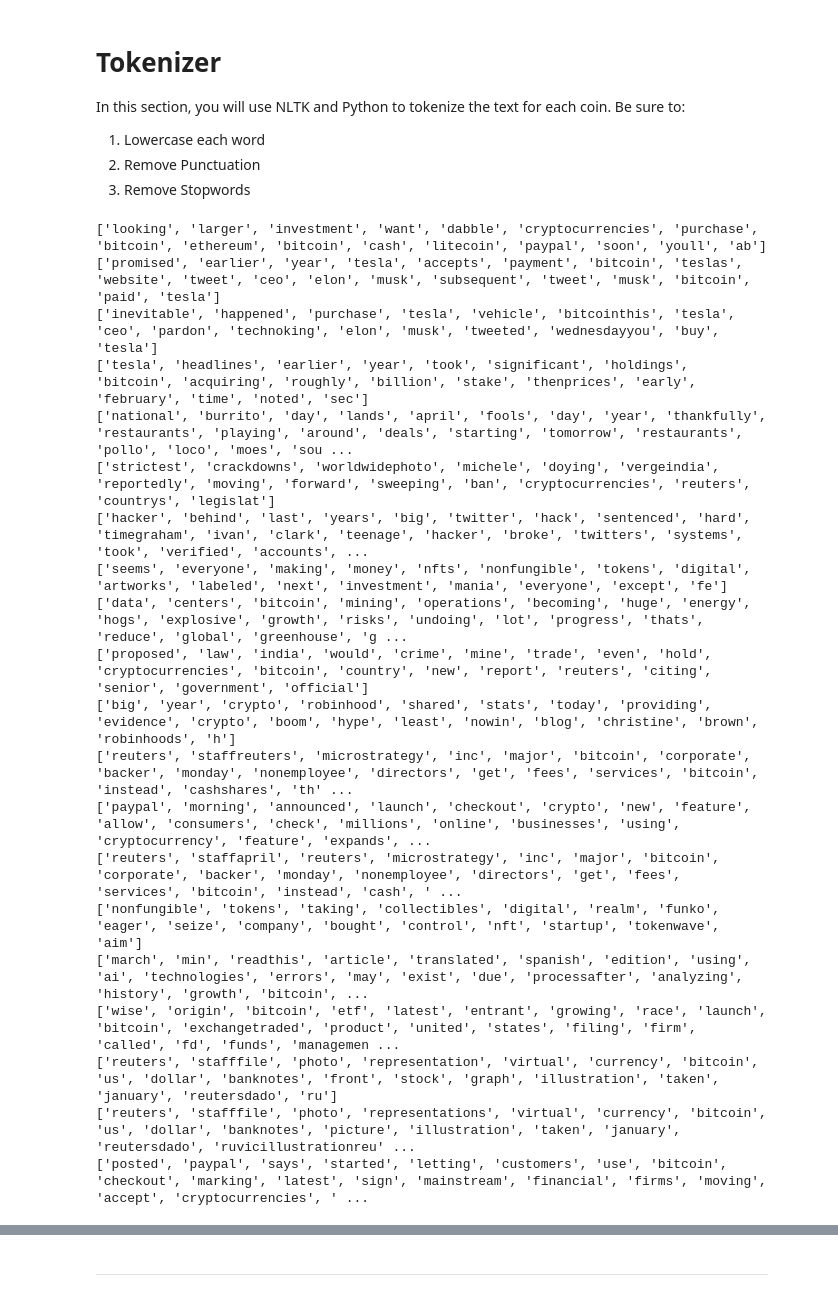
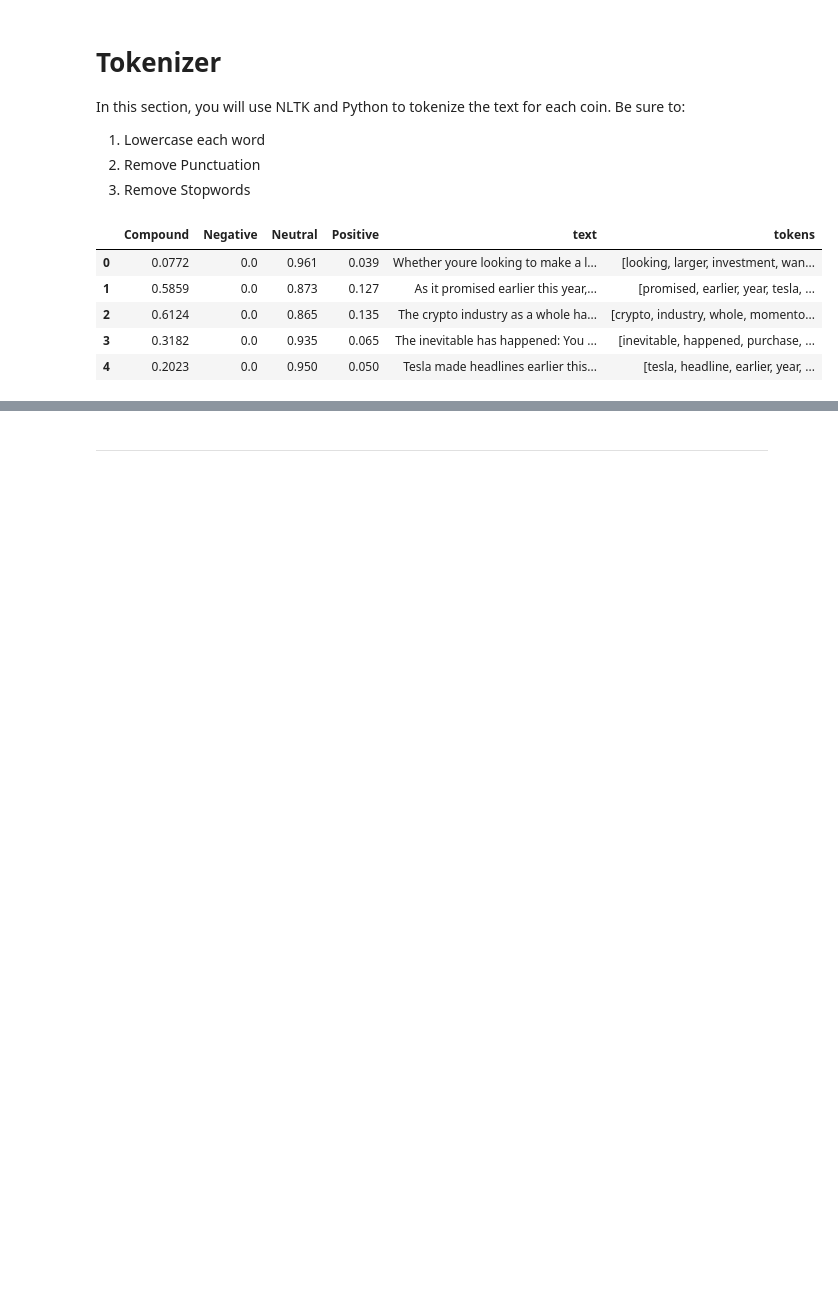
Before and after one commit to cnxtech/tales-from-the-crypto, a Jupyter notebook: tales_from_the_crypto/crypto_sentiment.ipynb, the cells around one changed output, grey strips where cells are left out. Cells and saved outputs as stored; diff of their text form; code cells hidden in the pictures; blank space fills up the shorter version.

```diff
--- a/tales_from_the_crypto/crypto_sentiment.ipynb
+++ b/tales_from_the_crypto/crypto_sentiment.ipynb
@@ -194,28 +195,15 @@ def tokenizer(text):
     return tokens
 # %%
 # Create a new tokens column for bitcoin
-bitcoin_tokens = [tokenizer(article) for article in bitcoin_corpus]
-bitcoin_df["tokens"] = bitcoin_tokens
+bitcoin_tokens = [tokenizer(article) for article in btc_analysis_df['text']]
+btc_analysis_df['tokens'] = bitcoin_tokens
+btc_analysis_df.head()
 # %% [output]
-['looking', 'larger', 'investment', 'want', 'dabble', 'cryptocurrencies', 'purchase', 'bitcoin', 'ethereum', 'bitcoin', 'cash', 'litecoin', 'paypal', 'soon', 'youll', 'ab']
-['promised', 'earlier', 'year', 'tesla', 'accepts', 'payment', 'bitcoin', 'teslas', 'website', 'tweet', 'ceo', 'elon', 'musk', 'subsequent', 'tweet', 'musk', 'bitcoin', 'paid', 'tesla']
-['inevitable', 'happened', 'purchase', 'tesla', 'vehicle', 'bitcointhis', 'tesla', 'ceo', 'pardon', 'technoking', 'elon', 'musk', 'tweeted', 'wednesdayyou', 'buy', 'tesla']
-['tesla', 'headlines', 'earlier', 'year', 'took', 'significant', 'holdings', 'bitcoin', 'acquiring', 'roughly', 'billion', 'stake', 'thenprices', 'early', 'february', 'time', 'noted', 'sec']
-['national', 'burrito', 'day', 'lands', 'april', 'fools', 'day', 'year', 'thankfully', 'restaurants', 'playing', 'around', 'deals', 'starting', 'tomorrow', 'restaurants', 'pollo', 'loco', 'moes', 'sou ...
-['strictest', 'crackdowns', 'worldwidephoto', 'michele', 'doying', 'vergeindia', 'reportedly', 'moving', 'forward', 'sweeping', 'ban', 'cryptocurrencies', 'reuters', 'countrys', 'legislat']
-['hacker', 'behind', 'last', 'years', 'big', 'twitter', 'hack', 'sentenced', 'hard', 'timegraham', 'ivan', 'clark', 'teenage', 'hacker', 'broke', 'twitters', 'systems', 'took', 'verified', 'accounts', ...
-['seems', 'everyone', 'making', 'money', 'nfts', 'nonfungible', 'tokens', 'digital', 'artworks', 'labeled', 'next', 'investment', 'mania', 'everyone', 'except', 'fe']
-['data', 'centers', 'bitcoin', 'mining', 'operations', 'becoming', 'huge', 'energy', 'hogs', 'explosive', 'growth', 'risks', 'undoing', 'lot', 'progress', 'thats', 'reduce', 'global', 'greenhouse', 'g ...
-['proposed', 'law', 'india', 'would', 'crime', 'mine', 'trade', 'even', 'hold', 'cryptocurrencies', 'bitcoin', 'country', 'new', 'report', 'reuters', 'citing', 'senior', 'government', 'official']
-['big', 'year', 'crypto', 'robinhood', 'shared', 'stats', 'today', 'providing', 'evidence', 'crypto', 'boom', 'hype', 'least', 'nowin', 'blog', 'christine', 'brown', 'robinhoods', 'h']
-['reuters', 'staffreuters', 'microstrategy', 'inc', 'major', 'bitcoin', 'corporate', 'backer', 'monday', 'nonemployee', 'directors', 'get', 'fees', 'services', 'bitcoin', 'instead', 'cashshares', 'th' ...
-['paypal', 'morning', 'announced', 'launch', 'checkout', 'crypto', 'new', 'feature', 'allow', 'consumers', 'check', 'millions', 'online', 'businesses', 'using', 'cryptocurrency', 'feature', 'expands', ...
-['reuters', 'staffapril', 'reuters', 'microstrategy', 'inc', 'major', 'bitcoin', 'corporate', 'backer', 'monday', 'nonemployee', 'directors', 'get', 'fees', 'services', 'bitcoin', 'instead', 'cash', ' ...
-['nonfungible', 'tokens', 'taking', 'collectibles', 'digital', 'realm', 'funko', 'eager', 'seize', 'company', 'bought', 'control', 'nft', 'startup', 'tokenwave', 'aim']
-['march', 'min', 'readthis', 'article', 'translated', 'spanish', 'edition', 'using', 'ai', 'technologies', 'errors', 'may', 'exist', 'due', 'processafter', 'analyzing', 'history', 'growth', 'bitcoin', ...
-['wise', 'origin', 'bitcoin', 'etf', 'latest', 'entrant', 'growing', 'race', 'launch', 'bitcoin', 'exchangetraded', 'product', 'united', 'states', 'filing', 'firm', 'called', 'fd', 'funds', 'managemen ...
-['reuters', 'stafffile', 'photo', 'representation', 'virtual', 'currency', 'bitcoin', 'us', 'dollar', 'banknotes', 'front', 'stock', 'graph', 'illustration', 'taken', 'january', 'reutersdado', 'ru']
-['reuters', 'stafffile', 'photo', 'representations', 'virtual', 'currency', 'bitcoin', 'us', 'dollar', 'banknotes', 'picture', 'illustration', 'taken', 'january', 'reutersdado', 'ruvicillustrationreu' ...
-['posted', 'paypal', 'says', 'started', 'letting', 'customers', 'use', 'bitcoin', 'checkout', 'marking', 'latest', 'sign', 'mainstream', 'financial', 'firms', 'moving', 'accept', 'cryptocurrencies', ' ...
+|  | Compound | Negative | Neutral | Positive | text | tokens |
+| 0 | 0.0772 | 0.0 | 0.961 | 0.039 | Whether youre looking to make a l... | [looking, larger, investment, wan... |
+| 1 | 0.5859 | 0.0 | 0.873 | 0.127 | As it promised earlier this year,... | [promised, earlier, year, tesla, ... |
+| 2 | 0.6124 | 0.0 | 0.865 | 0.135 | The crypto industry as a whole ha... | [crypto, industry, whole, momento... |
+| 3 | 0.3182 | 0.0 | 0.935 | 0.065 | The inevitable has happened: You ... | [inevitable, happened, purchase, ... |
+| 4 | 0.2023 | 0.0 | 0.950 | 0.050 | Tesla made headlines earlier this... | [tesla, headline, earlier, year, ... |
 # %%
 # Create a new tokens column for ethereum
```
Also changed, not shown: parts of 23 cells of this notebook.
